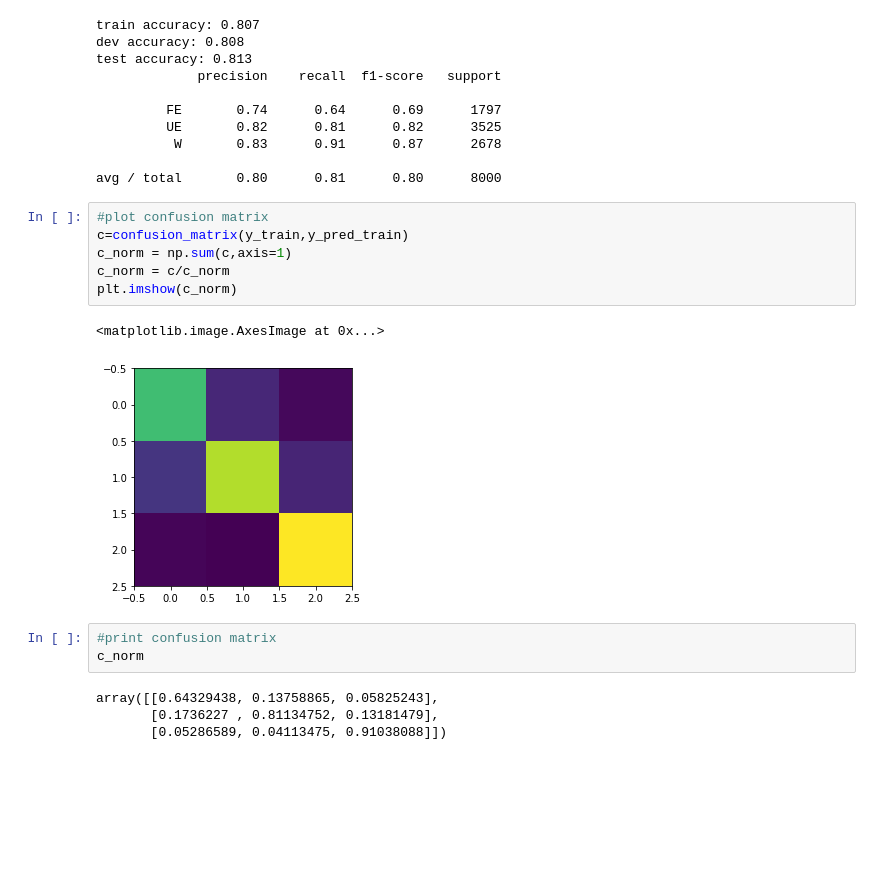
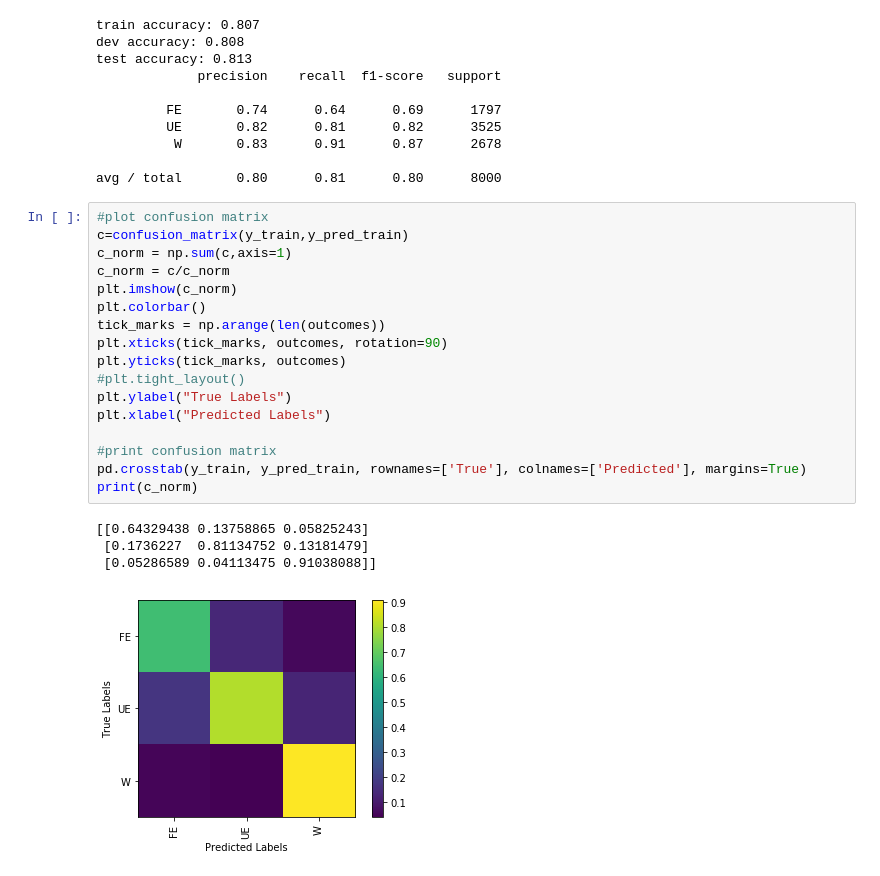
Before and after one commit to j3nguyen/tennis-predictor, a Jupyter notebook: exploratory_analysis.ipynb, the cells around one changed output. Saved outputs shown, nothing was run; the diff lists cells and outputs as text; blank space fills up the shorter version.

Commit message:
Updated notebook with readable confusion matrix

```diff
--- a/exploratory_analysis.ipynb
+++ b/exploratory_analysis.ipynb
@@ -170,16 +170,22 @@ avg / total       0.80      0.81      0.80      8000
 # %%
 #plot confusion matrix
 c=confusion_matrix(y_train,y_pred_train)
 c_norm = np.sum(c,axis=1)
 c_norm = c/c_norm
 plt.imshow(c_norm)
+plt.colorbar()
+tick_marks = np.arange(len(outcomes))
+plt.xticks(tick_marks, outcomes, rotation=90)
+plt.yticks(tick_marks, outcomes)
+#plt.tight_layout()
+plt.ylabel("True Labels")
+plt.xlabel("Predicted Labels")
+
+#print confusion matrix
+pd.crosstab(y_train, y_pred_train, rownames=['True'], colnames=['Predicted'], margins=True)
+print(c_norm)
 # %% [output]
-<matplotlib.image.AxesImage at 0x...>
+[[0.64329438 0.13758865 0.05825243]
+ [0.1736227  0.81134752 0.13181479]
+ [0.05286589 0.04113475 0.91038088]]
-[figure, old version]
+[figure, new version]
-# %%
-#print confusion matrix
-c_norm
-# %% [output]
-array([[0.64329438, 0.13758865, 0.05825243],
-       [0.1736227 , 0.81134752, 0.13181479],
-       [0.05286589, 0.04113475, 0.91038088]])
```
Also changed, not shown: parts of 2 cells of this notebook.
